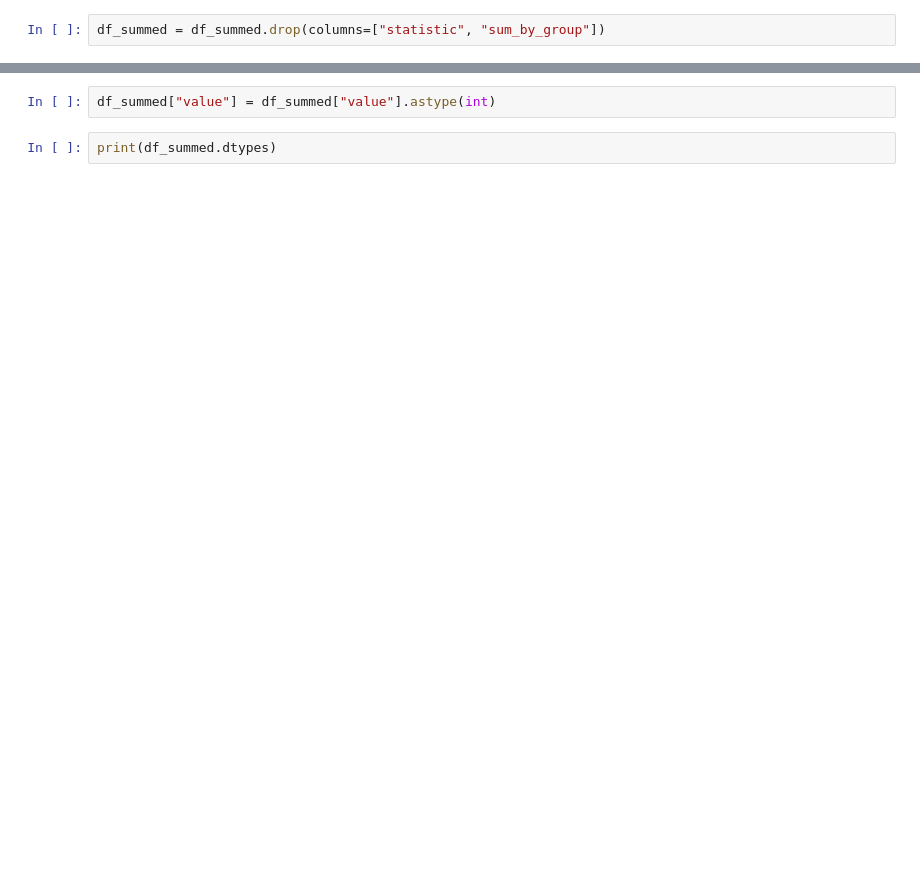
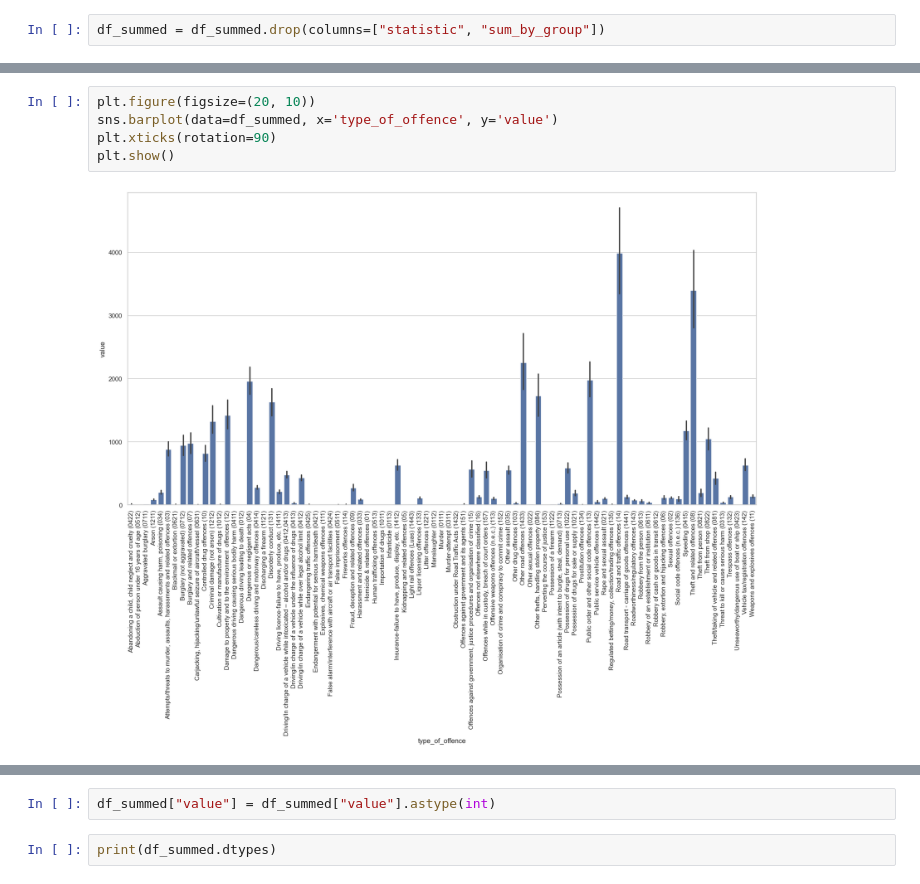
Before and after one commit to LinhLe9/Analytics-Programming-Crime-Project, a Jupyter notebook: notebooks/crime_dataset.ipynb, the cells around one changed output, grey strips where cells are left out. Saved outputs shown, nothing was run; the diff lists cells and outputs as text; blank space fills up the shorter version.

```diff
--- a/notebooks/crime_dataset.ipynb
+++ b/notebooks/crime_dataset.ipynb
@@ -237,2 +521,9 @@ plt.show()
+# %%
+plt.figure(figsize=(20, 10))
+sns.barplot(data=df_summed, x='type_of_offence', y='value')
+plt.xticks(rotation=90)
+plt.show()
+# %% [output]
+[figure, added]
 # %%
 print(df_summed.dtypes)
```
Also changed, not shown: parts of 44 cells of this notebook.
